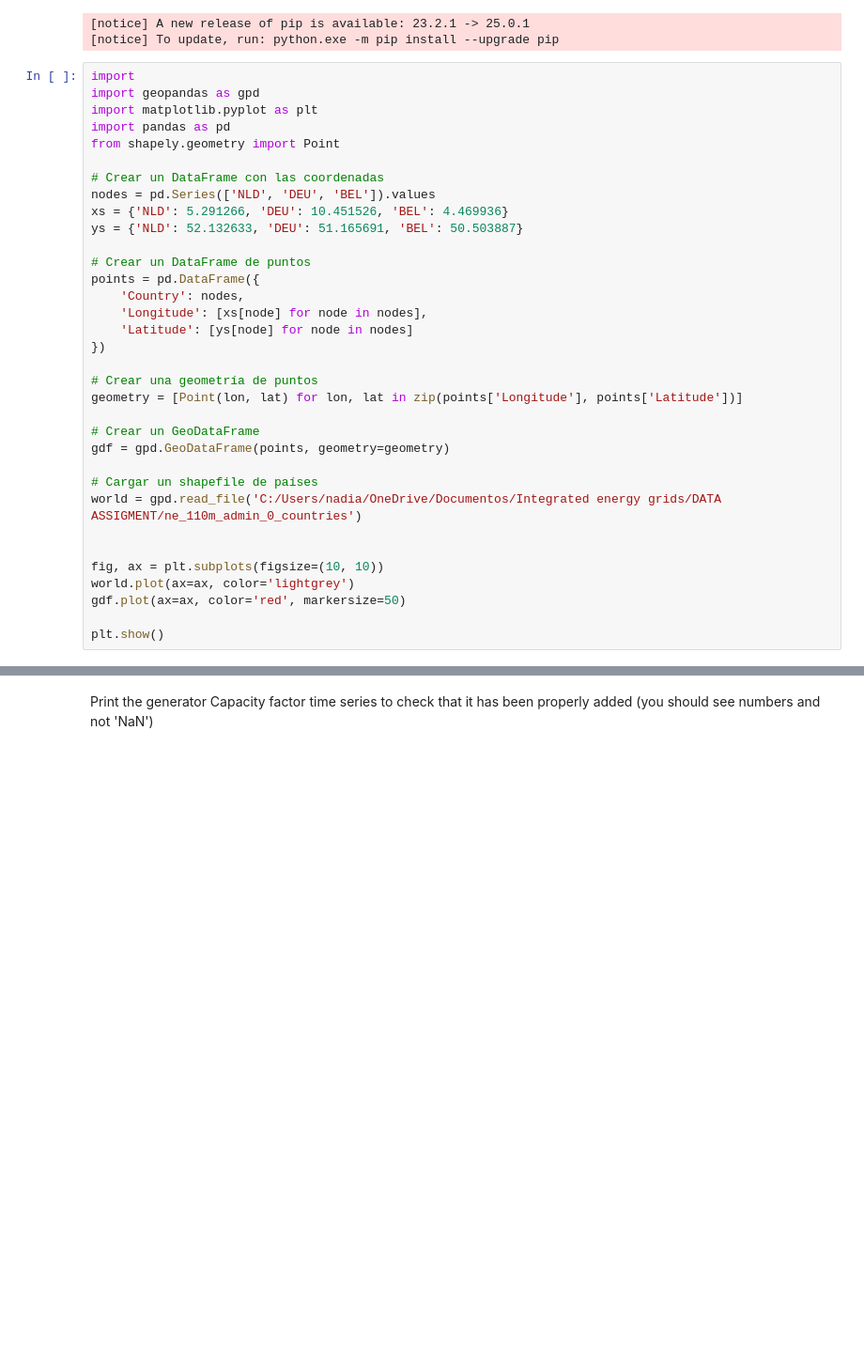
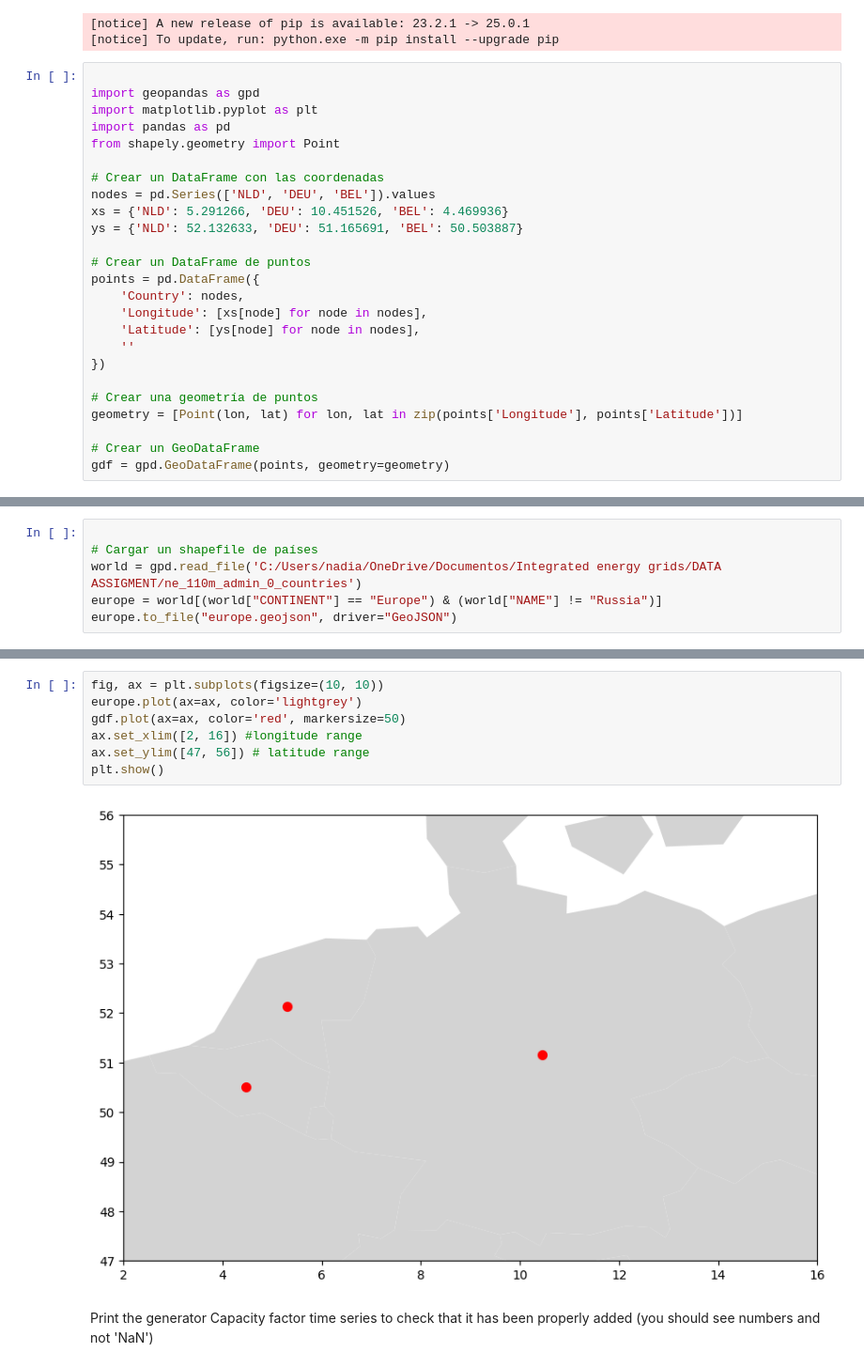
Before and after one commit to CharlotteHessels/new-integrated-project, a Jupyter notebook: IEG_course_project_question_F.ipynb, the cells around one changed output, grey strips where cells are left out. Shown at 94% size. Drawn from its saved outputs; the diff is of its cells as text; blank space fills up the shorter version.

```diff
--- a/IEG_course_project_question_F.ipynb
+++ b/IEG_course_project_question_F.ipynb
@@ -384,7 +401,7 @@ Requirement already satisfied: six>=1.5 in c:\users\nadia\pycharmprojects\new-in
 [notice] A new release of pip is available: 23.2.1 -> 25.0.1
 [notice] To update, run: python.exe -m pip install --upgrade pip
 # %%
-import
+
 import geopandas as gpd
 import matplotlib.pyplot as plt
 import pandas as pd
@@ -399,7 +416,8 @@ ys = {'NLD': 52.132633, 'DEU': 51.165691, 'BEL': 50.503887}
 points = pd.DataFrame({
     'Country': nodes,
     'Longitude': [xs[node] for node in nodes],
-    'Latitude': [ys[node] for node in nodes]
+    'Latitude': [ys[node] for node in nodes],
+    ''
 })
 
 # Crear una geometría de puntos
@@ -407,14 +425,4 @@ geometry = [Point(lon, lat) for lon, lat in zip(points['Longitude'], points['Lat
 
 # Crear un GeoDataFrame
 gdf = gpd.GeoDataFrame(points, geometry=geometry)
-
-# Cargar un shapefile de países
-world = gpd.read_file('C:/Users/nadia/OneDrive/Documentos/Integrated energy grids/DATA ASSIGMENT/ne_110m_admin_0_countries')
-
-
-fig, ax = plt.subplots(figsize=(10, 10))
-world.plot(ax=ax, color='lightgrey')
-gdf.plot(ax=ax, color='red', markersize=50)
-
-plt.show()
 # %% [output]
@@ -421,0 +430,6 @@ plt.show()
+# %%
+
+# Cargar un shapefile de países
+world = gpd.read_file('C:/Users/nadia/OneDrive/Documentos/Integrated energy grids/DATA ASSIGMENT/ne_110m_admin_0_countries')
+europe = world[(world["CONTINENT"] == "Europe") & (world["NAME"] != "Russia")]
+europe.to_file("europe.geojson", driver="GeoJSON")
@@ -422,3 +438,12 @@ plt.show()
+# %%
+fig, ax = plt.subplots(figsize=(10, 10))
+europe.plot(ax=ax, color='lightgrey')
+gdf.plot(ax=ax, color='red', markersize=50)
+ax.set_xlim([2, 16]) #longitude range
+ax.set_ylim([47, 56]) # latitude range
+plt.show()
+# %% [output]
+[figure, added]
 # %% [markdown]
 Print the generator Capacity factor time series to check that it has been properly added (you should see numbers and not 'NaN')
 # %%
```
Also changed, not shown: parts of 10 cells of this notebook.
